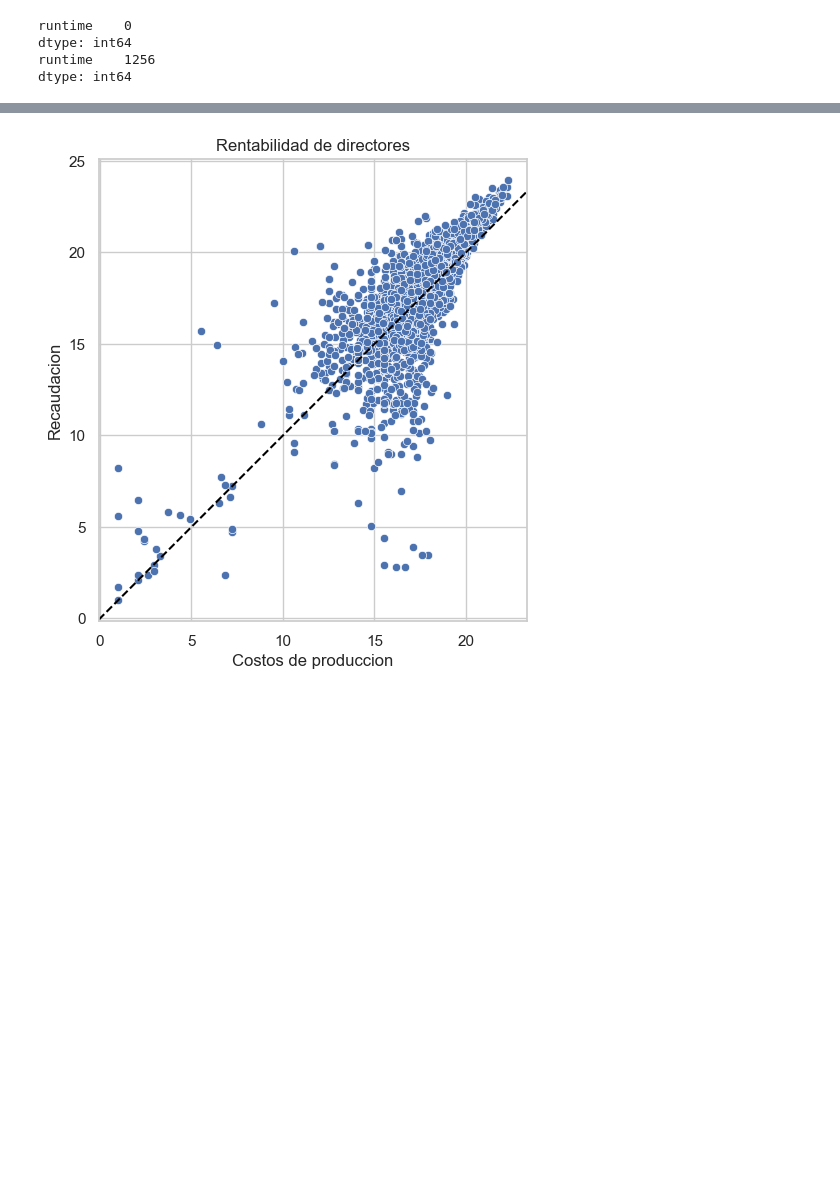
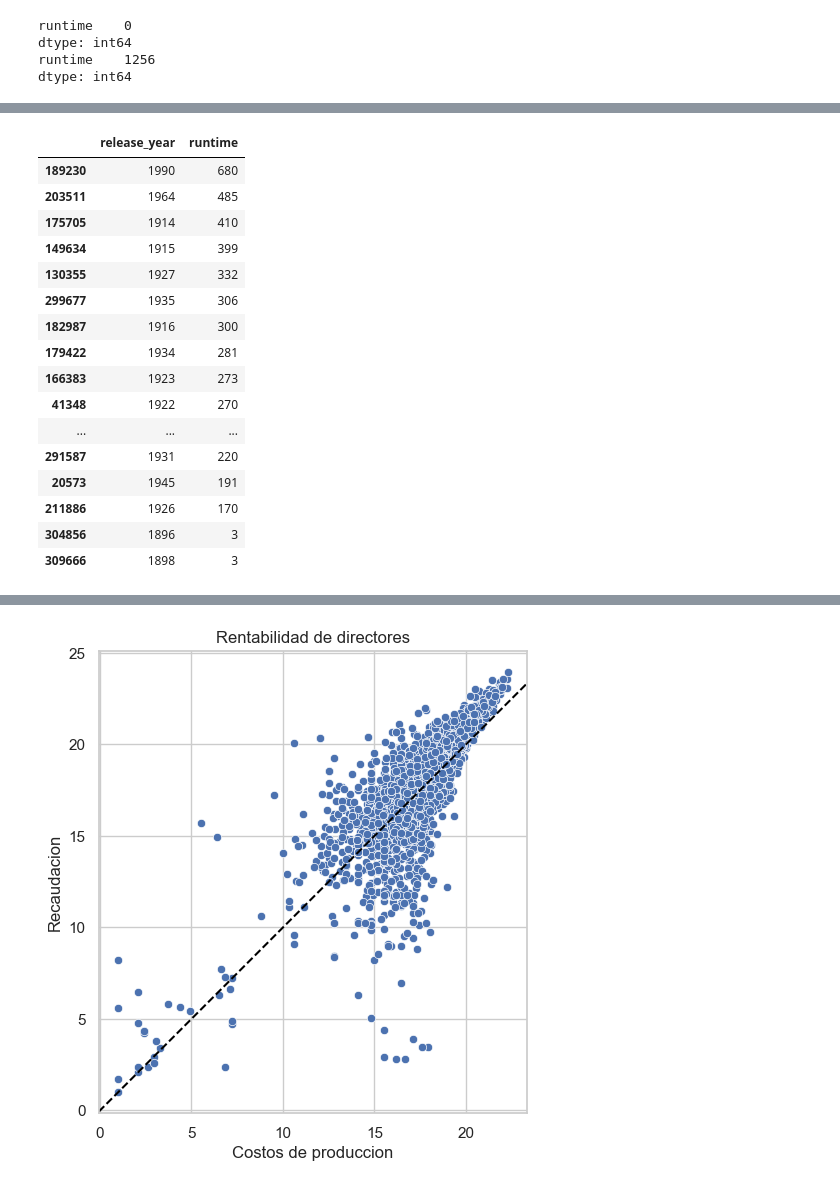
Before and after one commit to mmvvff/henry_pi_mlops, a Jupyter notebook: data_prcssng/05_eda_v1.ipynb, the cells around one changed output, grey strips where cells are left out. Saved outputs shown, nothing was run; the diff lists cells and outputs as text; code cells hidden in the pictures; blank space fills up the shorter version.

```diff
--- a/data_prcssng/05_eda_v1.ipynb
+++ b/data_prcssng/05_eda_v1.ipynb
@@ -151,5 +140,0 @@ Name: count, Length: 622, dtype: int64
-# %%
-outlier_runtime_index=data_mvp_funciones_num[['release_year','runtime']].loc[data_mvp_funciones_num['runtime_outlier']==1].value_counts()[
-    data_mvp_funciones_num[['release_year','runtime']].loc[data_mvp_funciones_num['runtime_outlier']==1].value_counts()==1].index
-
-data_mvp_funciones_num=data_mvp_funciones_num.loc[~data_mvp_funciones_num.index.isin(outlier_runtime_index)]
@@ -155,0 +181,29 @@ data_mvp_funciones_num=data_mvp_funciones_num.loc[~data_mvp_funciones_num.index.
+# %%
+# para facilitar nuestro analisis nos concentramos unicamente en aquellos casos donde el valor atipico es 1;
+# es decir, en aquellos años donde solo existe un caso atipico segun el criterio de los 3 sigmas
+data_mvp_funciones_num_outlier_year=data_mvp_funciones_num[['release_year']].loc[data_mvp_funciones_num['runtime_outlier']==1].value_counts()[
+    data_mvp_funciones_num[['release_year']].loc[data_mvp_funciones_num['runtime_outlier']==1].value_counts()==1]#.index
+outlier_years=list(pd.DataFrame(data_mvp_funciones_num_outlier_year).reset_index()['release_year'])
+
+data_mvp_funciones_num[['release_year','runtime']].loc[
+    (data_mvp_funciones_num['runtime_outlier']==1) &
+    (data_mvp_funciones_num['release_year'].isin(outlier_years))
+    ].sort_values(['runtime'], ascending=False)
+# %% [output]
+|  | release_year | runtime |
+| 189230 | 1990 | 680 |
+| 203511 | 1964 | 485 |
+| 175705 | 1914 | 410 |
+| 149634 | 1915 | 399 |
+| 130355 | 1927 | 332 |
+| 299677 | 1935 | 306 |
+| 182987 | 1916 | 300 |
+| 179422 | 1934 | 281 |
+| 166383 | 1923 | 273 |
+| 41348 | 1922 | 270 |
+| ... | ... | ... |
+| 291587 | 1931 | 220 |
+| 20573 | 1945 | 191 |
+| 211886 | 1926 | 170 |
+| 304856 | 1896 | 3 |
+| 309666 | 1898 | 3 |
```
Also changed, not shown: parts of 47 cells of this notebook.
